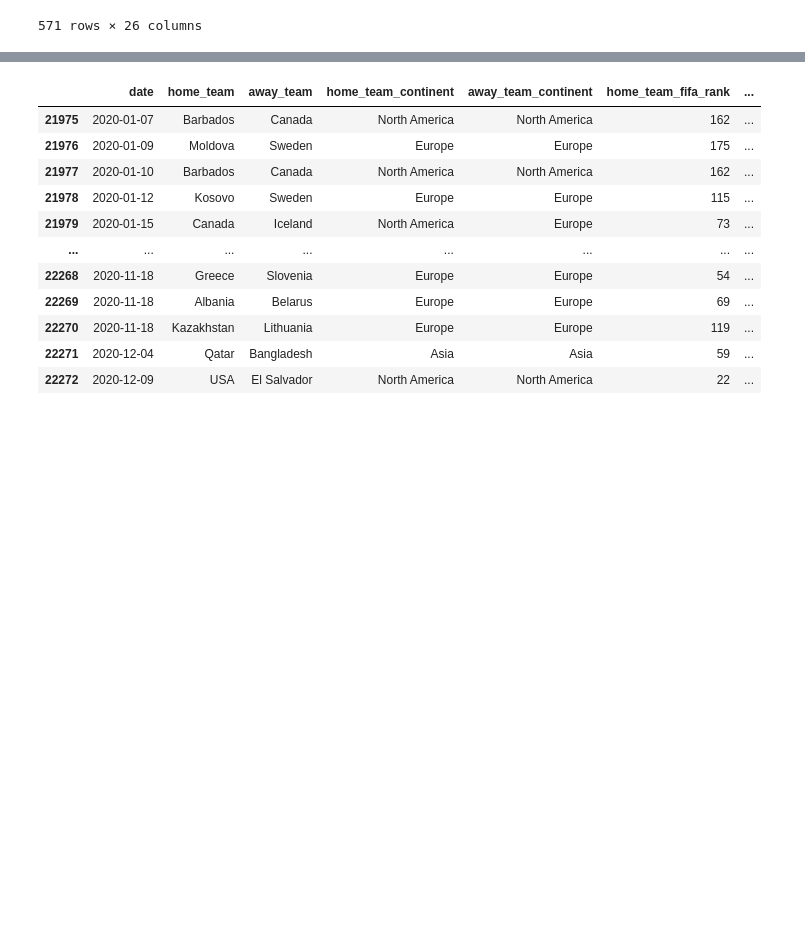
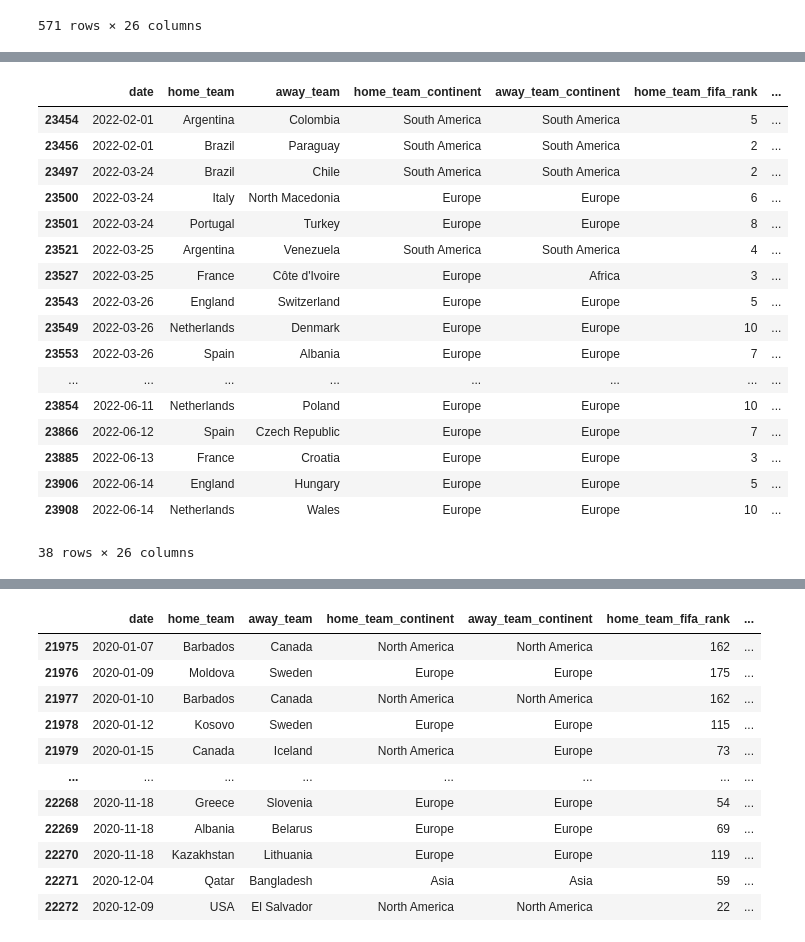
Before and after one commit to ZacharyHurt89/DataDivers_Group_Repo, a Jupyter notebook: In_Work_ZH/initial_data_pull.ipynb, the cells around one changed output, grey strips where cells are left out. Cells and saved outputs as stored; diff of their text form; code cells hidden in the pictures; blank space fills up the shorter version.

```diff
--- a/In_Work_ZH/initial_data_pull.ipynb
+++ b/In_Work_ZH/initial_data_pull.ipynb
@@ -317,3 +317,25 @@ fifa_2022_df.describe()
 | 50% | 81.000000 | 87.000000 | 1293.000000 | 1267.000000 | 1.000000 | ... |
 | 75% | 132.000000 | 138.000000 | 1479.500000 | 1450.000000 | 2.000000 | ... |
 | max | 211.000000 | 211.000000 | 1828.000000 | 1832.000000 | 9.000000 | ... |
+# %%
+top_2022_home_teams_by_rank = fifa_2022_df[fifa_2022_df['home_team_fifa_rank'] <= 10]
+top_2022_home_teams_by_rank
+# %% [output]
+|  | date | home_team | away_team | home_team_continent | away_team_continent | home_team_fifa_rank | ... |
+| 23454 | 2022-02-01 | Argentina | Colombia | South America | South America | 5 | ... |
+| 23456 | 2022-02-01 | Brazil | Paraguay | South America | South America | 2 | ... |
+| 23497 | 2022-03-24 | Brazil | Chile | South America | South America | 2 | ... |
+| 23500 | 2022-03-24 | Italy | North Macedonia | Europe | Europe | 6 | ... |
+| 23501 | 2022-03-24 | Portugal | Turkey | Europe | Europe | 8 | ... |
+| 23521 | 2022-03-25 | Argentina | Venezuela | South America | South America | 4 | ... |
+| 23527 | 2022-03-25 | France | Côte d'Ivoire | Europe | Africa | 3 | ... |
+| 23543 | 2022-03-26 | England | Switzerland | Europe | Europe | 5 | ... |
+| 23549 | 2022-03-26 | Netherlands | Denmark | Europe | Europe | 10 | ... |
+| 23553 | 2022-03-26 | Spain | Albania | Europe | Europe | 7 | ... |
+| ... | ... | ... | ... | ... | ... | ... | ... |
+| 23854 | 2022-06-11 | Netherlands | Poland | Europe | Europe | 10 | ... |
+| 23866 | 2022-06-12 | Spain | Czech Republic | Europe | Europe | 7 | ... |
+| 23885 | 2022-06-13 | France | Croatia | Europe | Europe | 3 | ... |
+| 23906 | 2022-06-14 | England | Hungary | Europe | Europe | 5 | ... |
+| 23908 | 2022-06-14 | Netherlands | Wales | Europe | Europe | 10 | ... |
+38 rows × 26 columns
```
Also changed, not shown: parts of 5 cells of this notebook.
